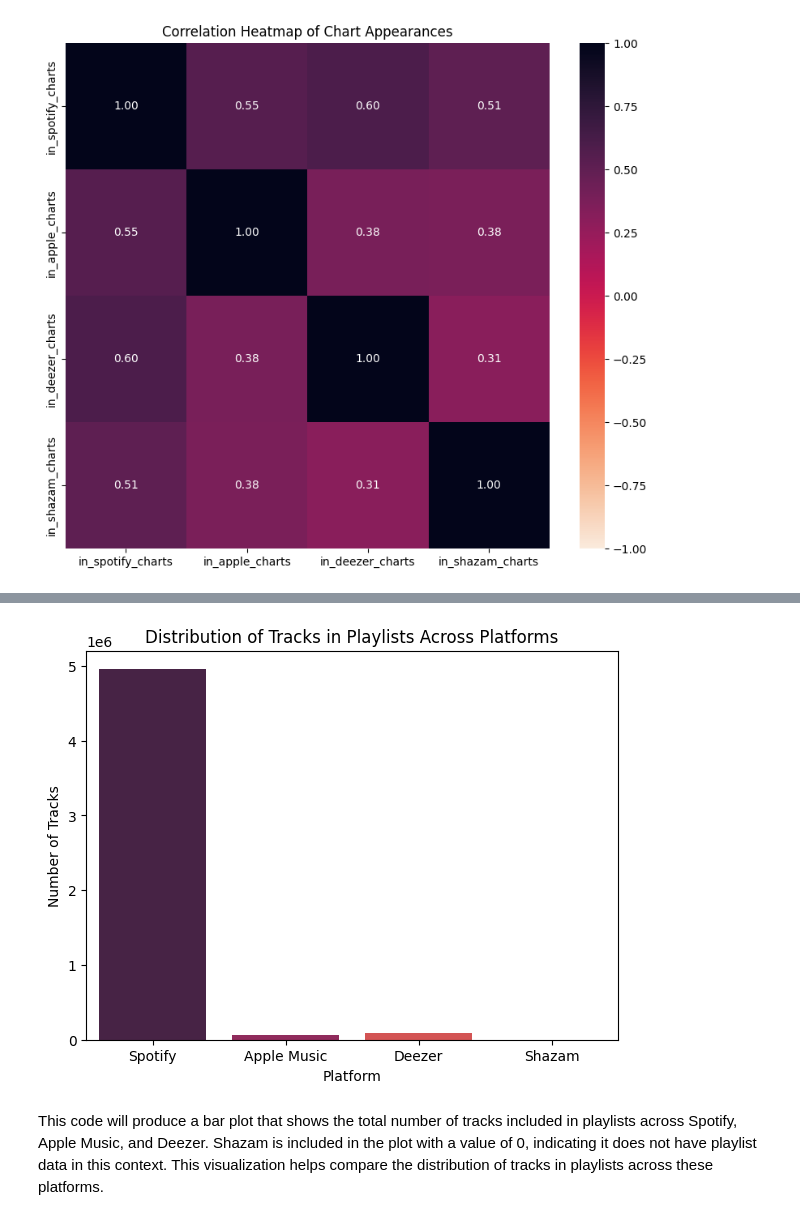
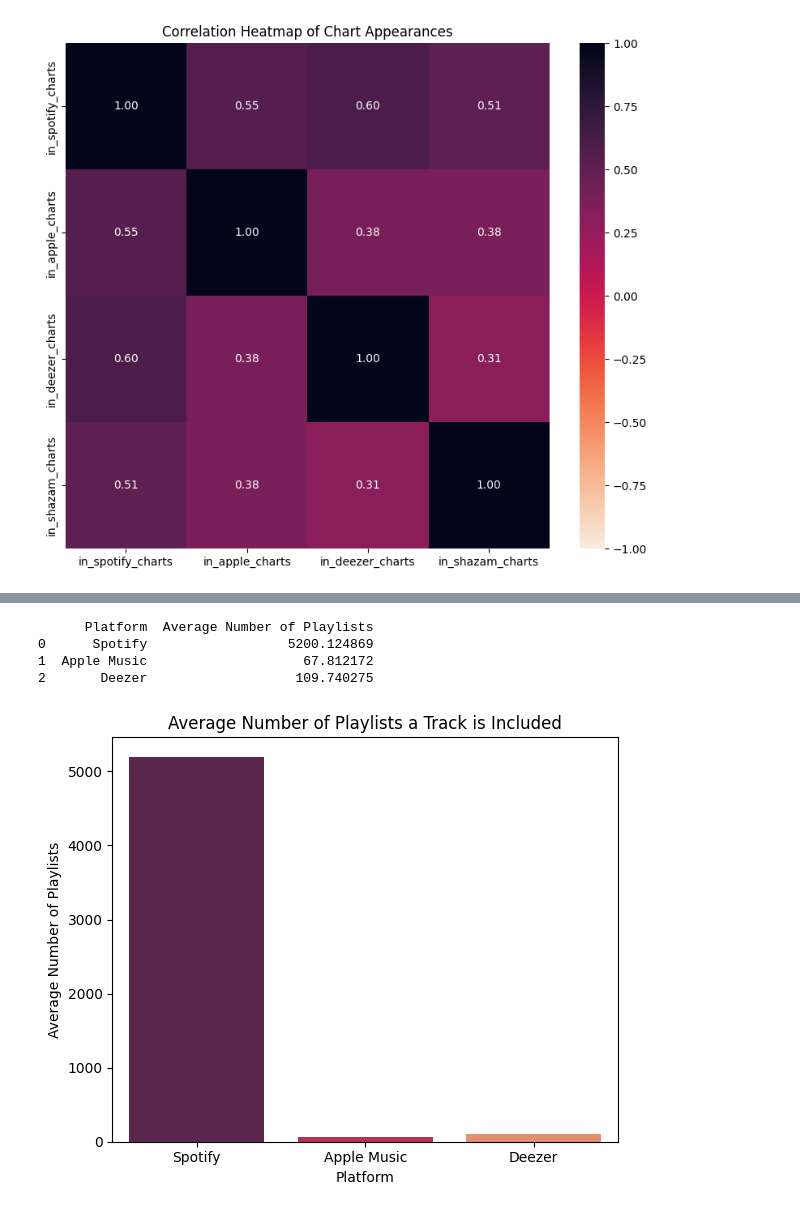
Before and after one commit to janaStani/CPA-MSSS, a Jupyter notebook: cross-platform-analysis.ipynb, the cells around one changed output, grey strips where cells are left out. Drawn from its saved outputs; the diff is of its cells as text; code cells hidden in the pictures.

```diff
--- a/cross-platform-analysis.ipynb
+++ b/cross-platform-analysis.ipynb
@@ -280,29 +317,31 @@ plt.show()
 # %%
-#plot how tracks distributed among the platforms chart
-playlist_counts = {
-    'Platform': ['Spotify', 'Apple Music', 'Deezer', 'Shazam'],
-    'Number of Tracks': [
-        df['in_spotify_playlists'].sum(),
-        df['in_apple_playlists'].sum(),
-        df['in_deezer_playlists'].sum(),
-        0      #Assuming Shazam doesn't have playlists in your dataset
+# Calculate the average number of playlists a track is included in for each platform
+avg_playlists = {
+    'Platform': ['Spotify', 'Apple Music', 'Deezer'],
+    'Average Number of Playlists': [
+        df['in_spotify_playlists'].mean(),
+        df['in_apple_playlists'].mean(),
+        df['in_deezer_playlists'].mean()
     ]
 }
 
 # Convert to DataFrame
-playlist_counts_df = pd.DataFrame(playlist_counts)
+avg_playlists_df = pd.DataFrame(avg_playlists)
 
-# Plotting
+# Display the average number of playlists for each platform
+print(avg_playlists_df)
+
+# Plotting the average number of playlists a track is included in
 plt.figure(figsize=(6, 5))
-sns.barplot(data=playlist_counts_df, x='Platform', y='Number of Tracks', palette='rocket')
+sns.barplot(data=avg_playlists_df, x='Platform', y='Average Number of Playlists', palette='rocket')
 plt.xlabel('Platform')
-plt.ylabel('Number of Tracks')
-plt.title('Distribution of Tracks in Playlists Across Platforms')
+plt.ylabel('Average Number of Playlists')
+plt.title('Average Number of Playlists a Track is Included')
 plt.tight_layout()
 plt.show()
 # %% [output]
+      Platform  Average Number of Playlists
+0      Spotify                  5200.124869
+1  Apple Music                    67.812172
+2       Deezer                   109.740275
-[figure, old version]
+[figure, new version]
-# %% [markdown]
-This code will produce a bar plot that shows the total number of tracks included in playlists across Spotify, Apple Music, and Deezer.
-Shazam is included in the plot with a value of 0, indicating it does not have playlist data in this context.
-This visualization helps compare the distribution of tracks in playlists across these platforms.
```
Also changed, not shown: parts of 12 cells of this notebook.
